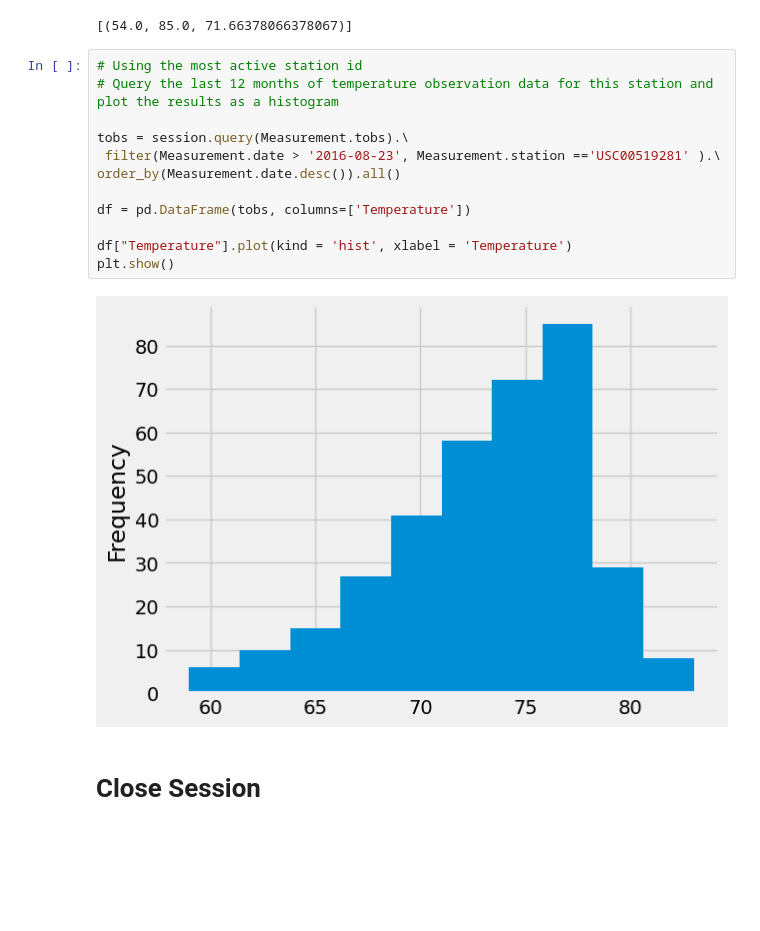
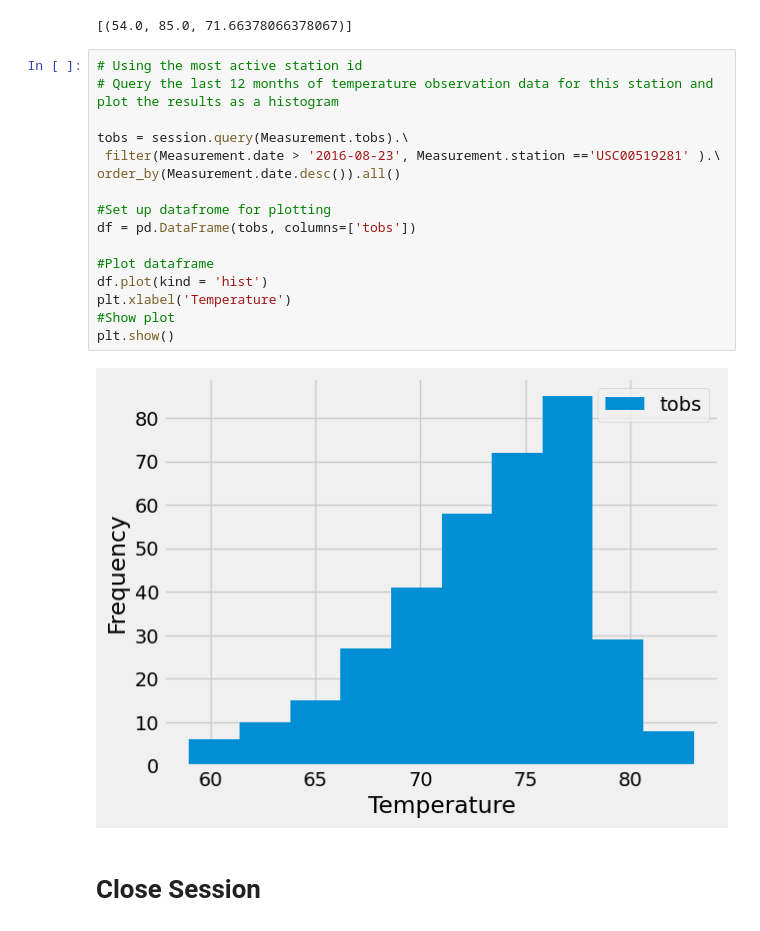
Before and after one commit to shollis0919/sqlalchemy-challenge, a Jupyter notebook: SurfsUp/climate_starter.ipynb, the cells around one changed output. Saved outputs shown, nothing was run; the diff lists cells and outputs as text; blank space fills up the shorter version.

```diff
--- a/SurfsUp/climate_starter.ipynb
+++ b/SurfsUp/climate_starter.ipynb
@@ -130,17 +139,21 @@ session.query(func.min(Measurement.tobs),
 # %%
 # Using the most active station id
 # Query the last 12 months of temperature observation data for this station and plot the results as a histogram
 
 tobs = session.query(Measurement.tobs).\
  filter(Measurement.date > '2016-08-23', Measurement.station =='USC00519281' ).\
 order_by(Measurement.date.desc()).all()
 
-df = pd.DataFrame(tobs, columns=['Temperature'])
+#Set up datafrome for plotting
+df = pd.DataFrame(tobs, columns=['tobs'])
 
-df["Temperature"].plot(kind = 'hist', xlabel = 'Temperature')
+#Plot dataframe
+df.plot(kind = 'hist')
+plt.xlabel('Temperature')
+#Show plot
 plt.show()
 # %% [output]
-[figure, old version]
+[figure, new version]
 # %% [markdown]
 # Close Session
 # %%
```
Also changed, not shown: parts of 5 cells of this notebook, 1 other file.
